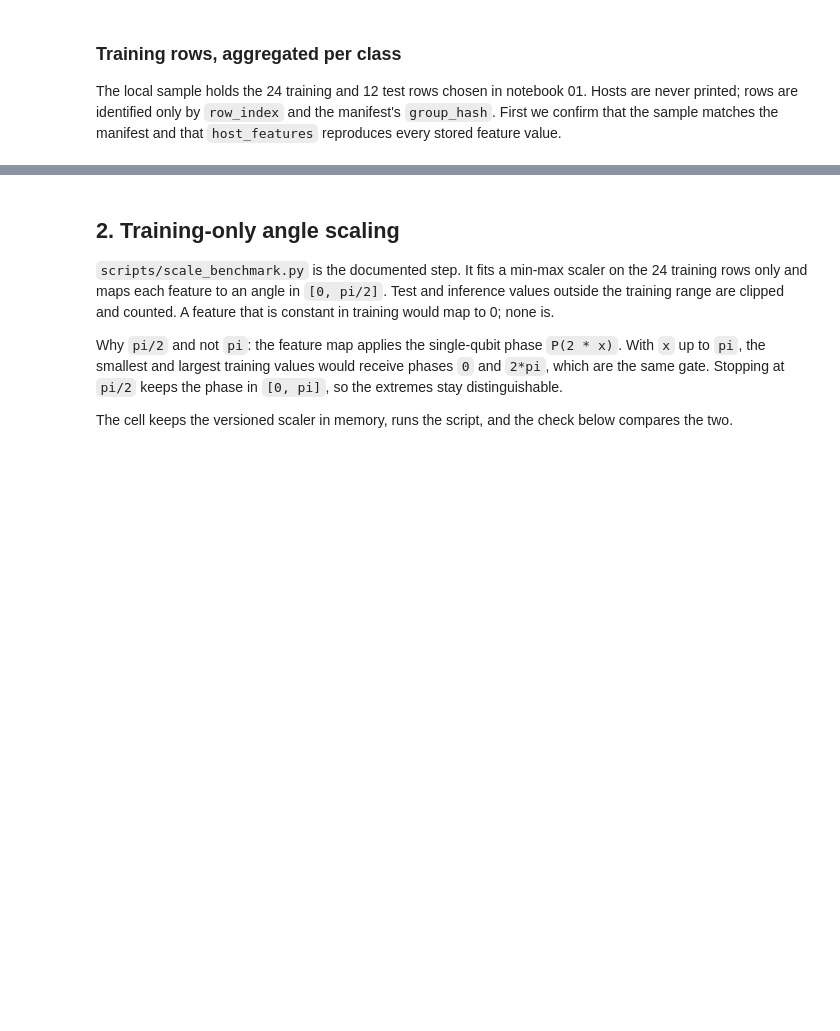
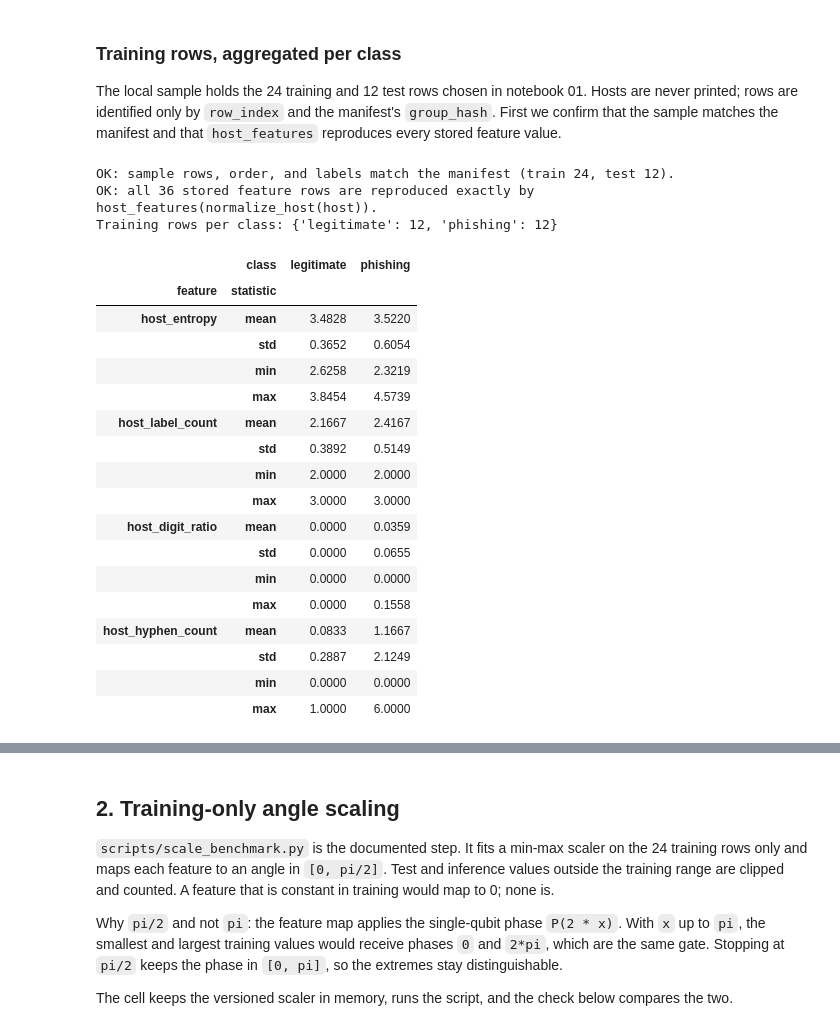
Before and after one commit to GuilhermeLossio/Vigilantia, a Jupyter notebook: notebooks/02-features-scaling-and-kernel.ipynb, the cells around one changed output, grey strips where cells are left out. Saved outputs shown, nothing was run; the diff lists cells and outputs as text; code cells hidden in the pictures; blank space fills up the shorter version.

```diff
--- a/notebooks/02-features-scaling-and-kernel.ipynb
+++ b/notebooks/02-features-scaling-and-kernel.ipynb
@@ -79,22 +99,52 @@ The local sample holds the 24 training and 12 test rows chosen in notebook 01. H
 # %%
 sample = pd.read_csv("data/processed/benchmark-sample.csv")
 train = sample[sample["partition"] == "train"].reset_index(drop=True)
 test = sample[sample["partition"] == "test"].reset_index(drop=True)
 
 for name, rows in (("train", train), ("test", test)):
     expected = [(r["row_index"], r["is_phishing"]) for r in MANIFEST[name]]
-    assert list(zip(rows["row_index"], rows["is_phishing"])) == expected, f"{name} rows differ from the manifest"
-print(f"OK: sample rows, order, and labels match the manifest (train {len(train)}, test {len(test)}).")
+    assert list(zip(rows["row_index"], rows["is_phishing"], strict=True)) == expected, (
+        f"{name} rows differ from the manifest"
+    )
+print(
+    f"OK: sample rows, order, and labels match the manifest (train {len(train)}, test {len(test)})."
+)
 
 recomputed = pd.DataFrame([host_features(normalize_host(h)) for h in sample["host"]])[FEATURES]
-assert np.array_equal(recomputed.to_numpy(), sample[FEATURES].to_numpy()), "stored features differ from host_features"
-print(f"OK: all {len(sample)} stored feature rows are reproduced exactly by host_features(normalize_host(host)).")
+assert np.array_equal(recomputed.to_numpy(), sample[FEATURES].to_numpy()), (
+    "stored features differ from host_features"
+)
+print(
+    f"OK: all {len(sample)} stored feature rows are reproduced exactly by host_features(normalize_host(host))."
+)
 
 labels = train["is_phishing"].map({0: "legitimate", 1: "phishing"}).rename("class")
 summary = train[FEATURES].groupby(labels).agg(["mean", "std", "min", "max"]).T
 summary.index.names = ["feature", "statistic"]
 print(f"Training rows per class: {labels.value_counts().sort_index().to_dict()}")
 summary.round(4)
+# %% [output]
+OK: sample rows, order, and labels match the manifest (train 24, test 12).
+OK: all 36 stored feature rows are reproduced exactly by host_features(normalize_host(host)).
+Training rows per class: {'legitimate': 12, 'phishing': 12}
+|  | class | legitimate | phishing |
+| feature | statistic |  |  |
+| host_entropy | mean | 3.4828 | 3.5220 |
+|  | std | 0.3652 | 0.6054 |
+|  | min | 2.6258 | 2.3219 |
+|  | max | 3.8454 | 4.5739 |
+| host_label_count | mean | 2.1667 | 2.4167 |
+|  | std | 0.3892 | 0.5149 |
+|  | min | 2.0000 | 2.0000 |
+|  | max | 3.0000 | 3.0000 |
+| host_digit_ratio | mean | 0.0000 | 0.0359 |
+|  | std | 0.0000 | 0.0655 |
+|  | min | 0.0000 | 0.0000 |
+|  | max | 0.0000 | 0.1558 |
+| host_hyphen_count | mean | 0.0833 | 1.1667 |
+|  | std | 0.2887 | 2.1249 |
+|  | min | 0.0000 | 0.0000 |
+|  | max | 1.0000 | 6.0000 |
 # %%
 share_zero = train[FEATURES].eq(0).groupby(labels).mean().T
 print("Share of training rows whose feature value is exactly 0, per class:")
```
Also changed, not shown: parts of 14 cells of this notebook, 15 other files.
